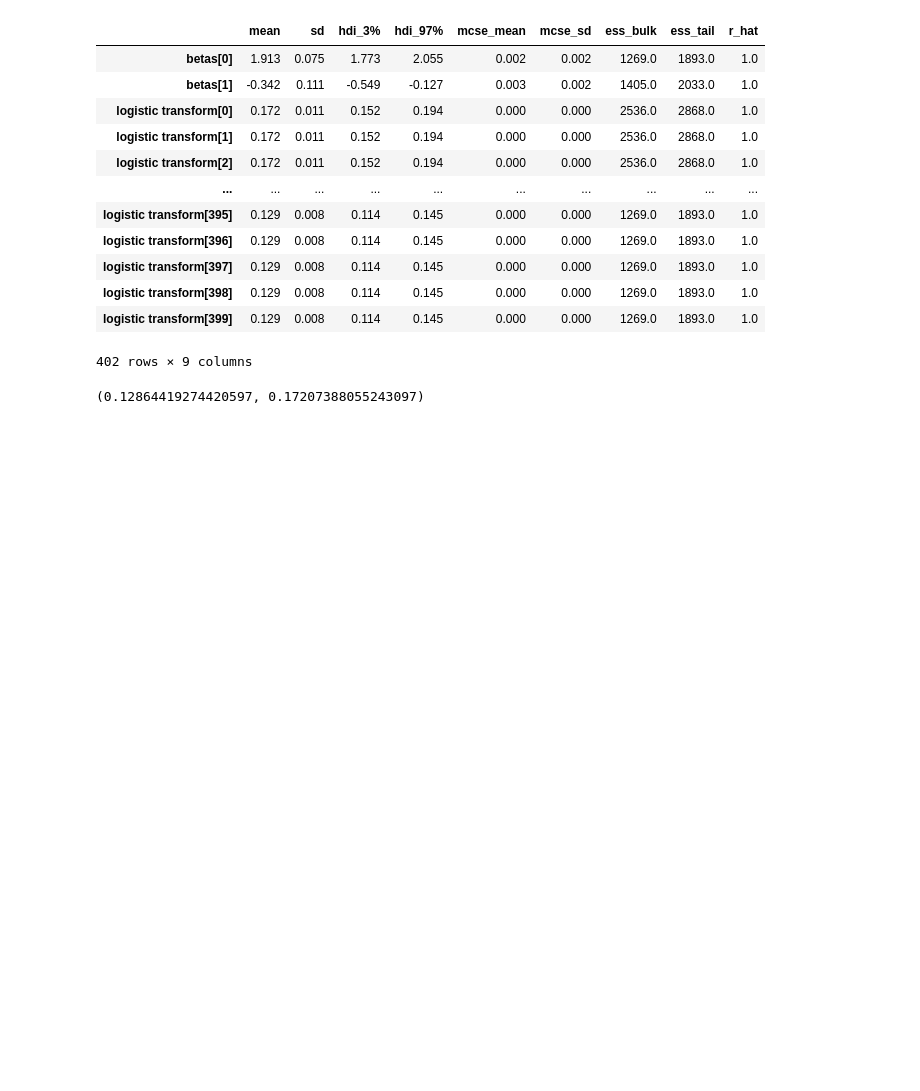
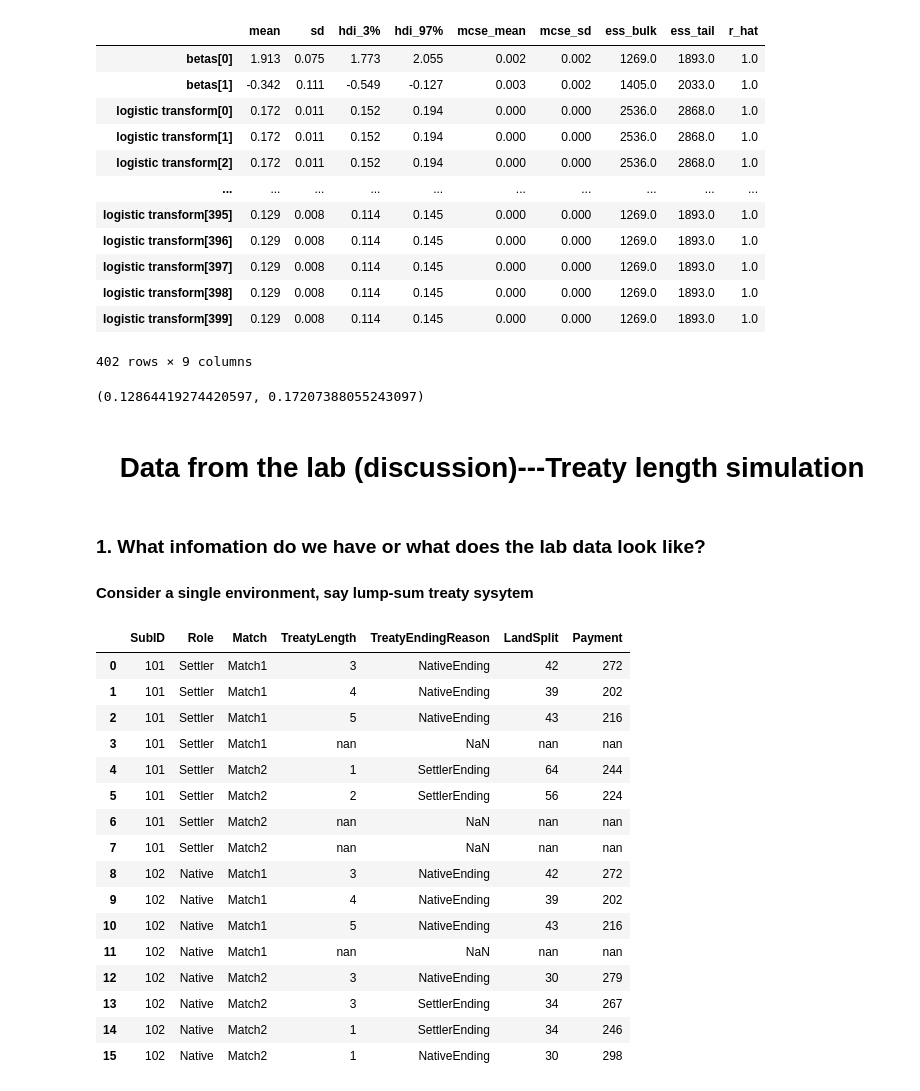
Before and after one commit to Nannanpeng/Treaty_Game, a Jupyter notebook: simulations/Treaty_length_simulation.ipynb, the cells around one changed output. Drawn from its saved outputs; the diff is of its cells as text; code cells hidden in the pictures; blank space fills up the shorter version.

```diff
--- a/simulations/Treaty_length_simulation.ipynb
+++ b/simulations/Treaty_length_simulation.ipynb
@@ -387,3 +387,8 @@ res_5
 1/(1+np.exp(res_5['mean'][0])), 1/(1+np.exp(res_5['mean'][0] + res_5['mean'][1]  ))
 # %% [output]
 (0.12864419274420597, 0.17207388055243097)
+# %% [markdown]
+# <center> Data from the lab (discussion)---Treaty length simulation
+# %% [markdown]
+### 1. What infomation do we have or what does the lab data look like?
+#### Consider a single environment, say lump-sum treaty sysytem
@@ -389,0 +399,16 @@ res_5
+# %%
+colnames = ['SubID', 'Role', 'Match', 'TreatyLength', 'TreatyEndingReason', 'LandSplit', 'Payment']
+n_matchs = 2; n_treaty = 4; n_sub = 2
+n_obs = n_matchs * n_treaty
+tot_obs = n_obs * n_obs
+
+SubID = np.repeat([101, 102], n_obs)
+Role = np.repeat(['Settler', 'Native'], n_obs)
+Match = np.tile(np.repeat(['Match'+str(i+1) for i in range(n_matchs)], n_treaty), n_sub)
+
+TreatyLength = np.random.randint(1, 7, tot_obs)
+EndingReason = np.random.choice(['SettlerEnding', 'NativeEnding'], tot_obs)
+
+LandSplit = np.concatenate((np.random.randint(55, 80, n_obs),
+                            np.random.randint(30, 50, n_obs)))
+Payment = np.random.randint(200, 300, tot_obs)
@@ -389,0 +431,20 @@ res_5
+# %%
+sample
+# %% [output]
+|  | SubID | Role | Match | TreatyLength | TreatyEndingReason | LandSplit | Payment |
+| 0 | 101 | Settler | Match1 | 3 | NativeEnding | 42 | 272 |
+| 1 | 101 | Settler | Match1 | 4 | NativeEnding | 39 | 202 |
+| 2 | 101 | Settler | Match1 | 5 | NativeEnding | 43 | 216 |
+| 3 | 101 | Settler | Match1 | nan | NaN | nan | nan |
+| 4 | 101 | Settler | Match2 | 1 | SettlerEnding | 64 | 244 |
+| 5 | 101 | Settler | Match2 | 2 | SettlerEnding | 56 | 224 |
+| 6 | 101 | Settler | Match2 | nan | NaN | nan | nan |
+| 7 | 101 | Settler | Match2 | nan | NaN | nan | nan |
+| 8 | 102 | Native | Match1 | 3 | NativeEnding | 42 | 272 |
+| 9 | 102 | Native | Match1 | 4 | NativeEnding | 39 | 202 |
+| 10 | 102 | Native | Match1 | 5 | NativeEnding | 43 | 216 |
+| 11 | 102 | Native | Match1 | nan | NaN | nan | nan |
+| 12 | 102 | Native | Match2 | 3 | NativeEnding | 30 | 279 |
+| 13 | 102 | Native | Match2 | 3 | SettlerEnding | 34 | 267 |
+| 14 | 102 | Native | Match2 | 1 | SettlerEnding | 34 | 246 |
+| 15 | 102 | Native | Match2 | 1 | NativeEnding | 30 | 298 |
```
Also changed, not shown: parts of 18 cells of this notebook.
